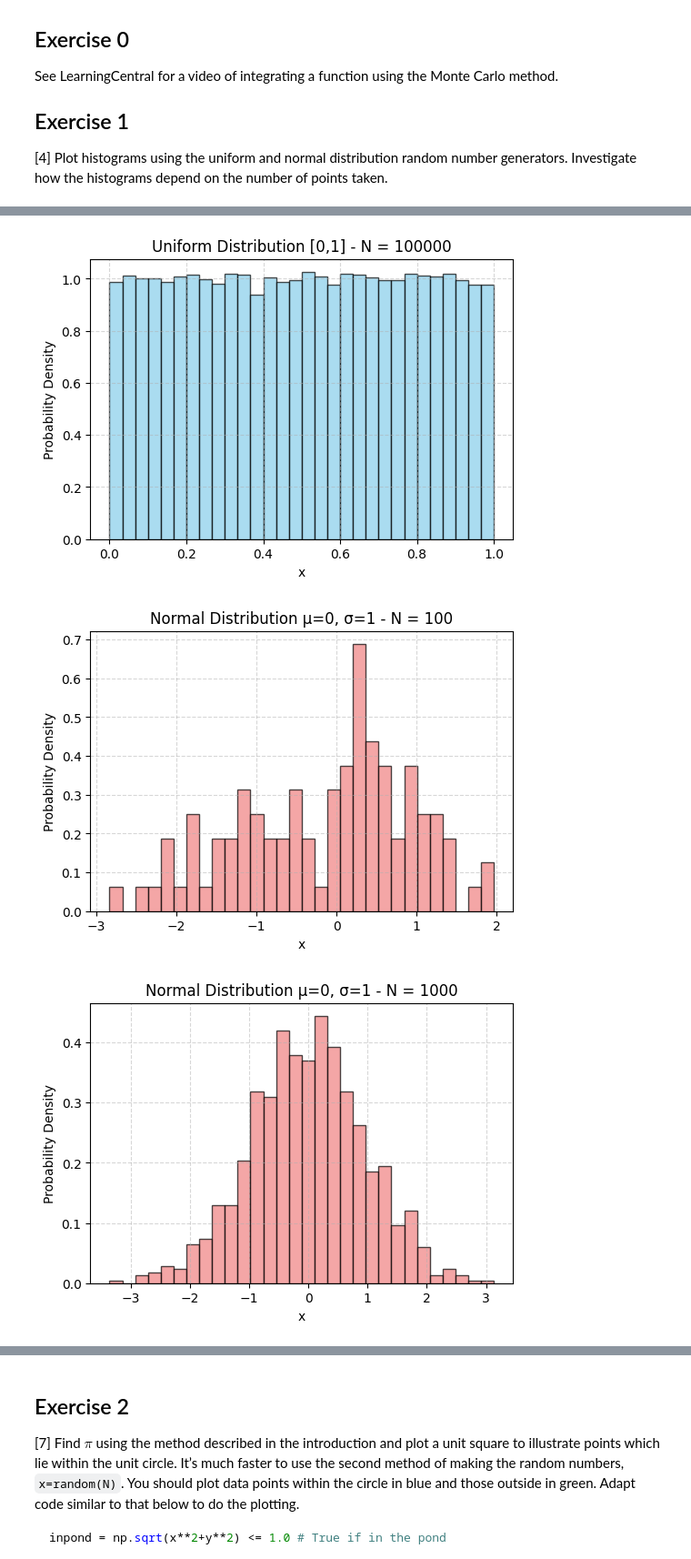
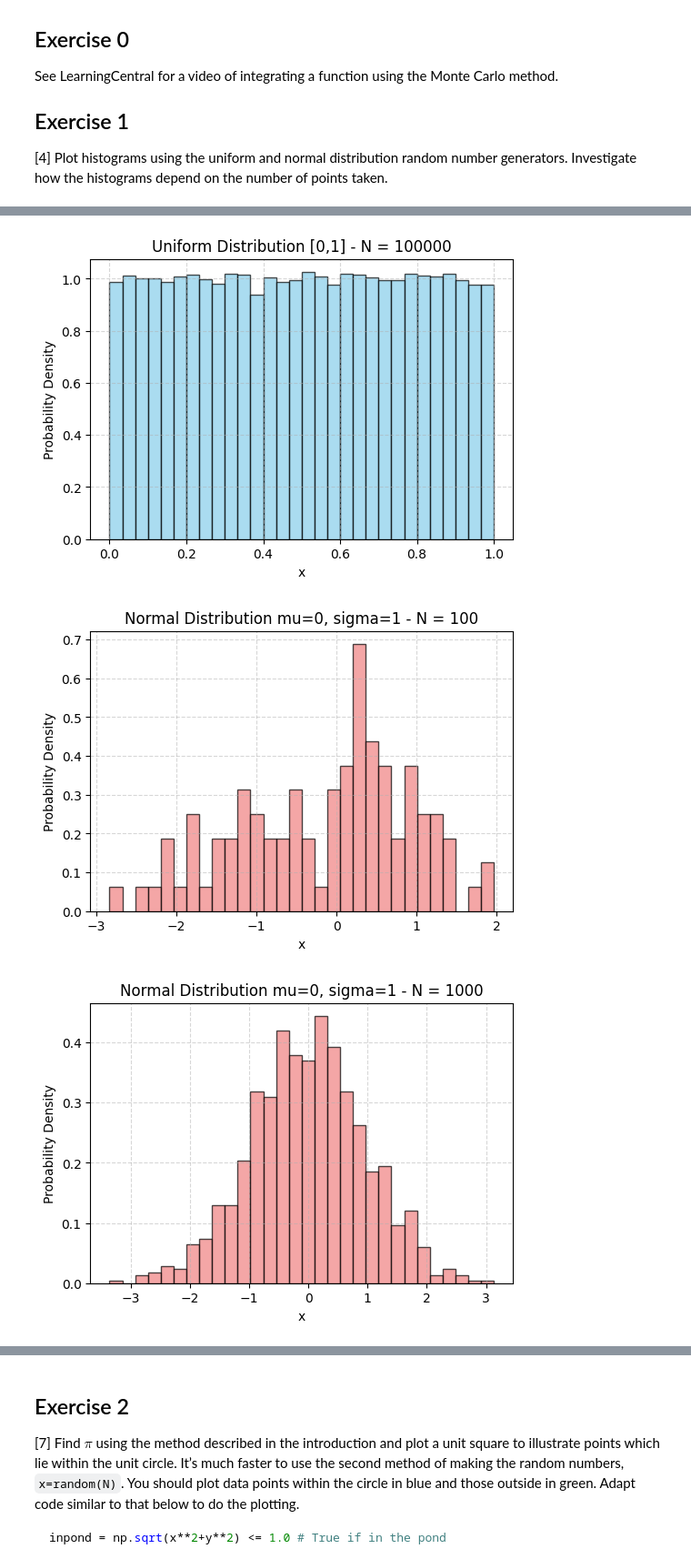
Before and after one commit to PX2145-2025/week-6-b-cormack-bethan, a Jupyter notebook: monte_carlo.ipynb, the cells around one changed output, grey strips where cells are left out. Shown at 91% size. Saved outputs shown, nothing was run; the diff lists cells and outputs as text; code cells hidden in the pictures.

```diff
--- a/monte_carlo.ipynb
+++ b/monte_carlo.ipynb
@@ -192,33 +192,33 @@ import matplotlib.pyplot as plt
 np.random.seed(42)
 
 # Define sample sizes to test
 N_values = [10**2, 10**3, 10**4, 10**5]
 
 # Uniform Distribution
 for N in N_values:
     data_uniform = np.random.uniform(0, 1, N)
     plt.figure(figsize=(6,4))
     plt.hist(data_uniform, bins=30, color='skyblue', edgecolor='k', alpha=0.7, density=True)
     plt.title(f"Uniform Distribution [0,1] - N = {N}")
     plt.xlabel("x")
     plt.ylabel("Probability Density")
     plt.grid(True, linestyle="--", alpha=0.5)
     plt.show()
 
 # Normal Distribution
 for N in N_values:
     data_normal = np.random.normal(0, 1, N)
     plt.figure(figsize=(6,4))
     plt.hist(data_normal, bins=30, color='lightcoral', edgecolor='k', alpha=0.7, density=True)
-    plt.title(f"Normal Distribution μ=0, σ=1 - N = {N}")
+    plt.title(f"Normal Distribution mu=0, sigma=1 - N = {N}")
     plt.xlabel("x")
     plt.ylabel("Probability Density")
     plt.grid(True, linestyle="--", alpha=0.5)
     plt.show()
 # %% [output]
 [figure]
 [figure]
 [figure]
 [figure]
-[figure, old version]
+[figure, new version]
-[figure, old version]
+[figure, new version]
```
Also changed, not shown: parts of 1 cell of this notebook.
